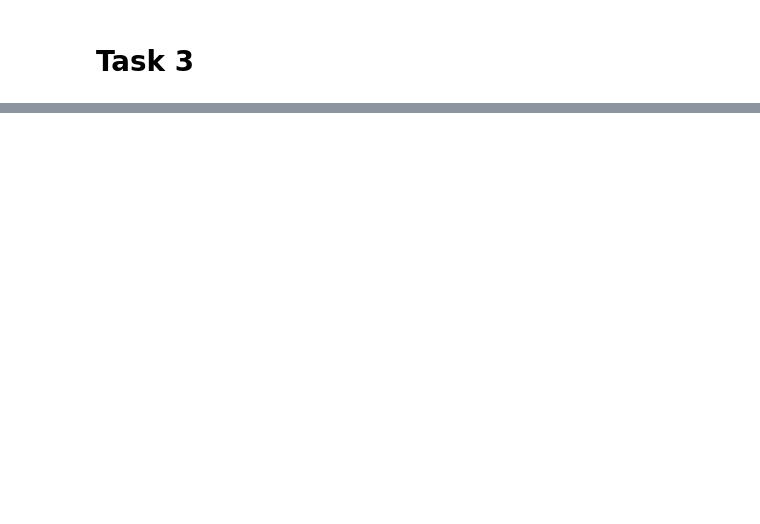
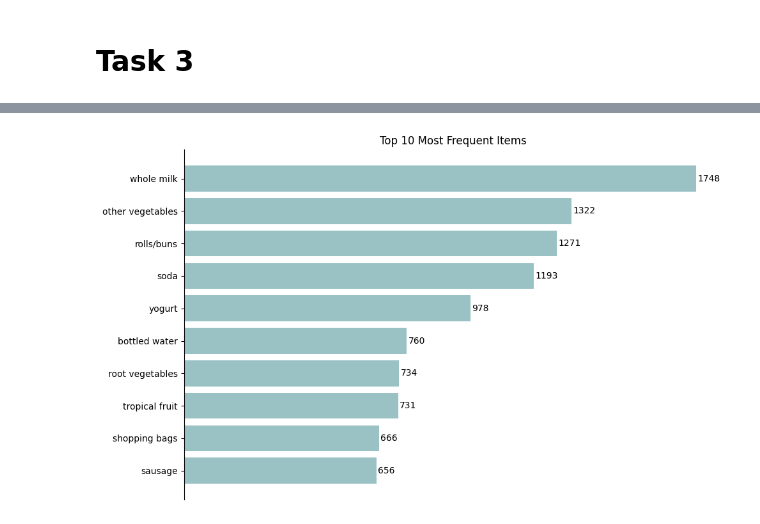
Before and after one commit to derkaiser9423/PythonPracticeProject, a Jupyter notebook: Assigment_2_s8091335.ipynb, the cells around one changed output, grey strips where cells are left out. Cells and saved outputs as stored; diff of their text form; code cells hidden in the pictures; blank space fills up the shorter version.

```diff
--- a/Assigment_2_s8091335.ipynb
+++ b/Assigment_2_s8091335.ipynb
@@ -197,0 +365,52 @@ AttributeError: ignored
+# %%
+# Calculate the frequency of each item in the DataFrame by stacking the columns and counting occurrences
+item_counts = df.iloc[:, 1:].stack().value_counts()
+
+# Sort items by frequency in descending order
+sorted_items_desc = item_counts.sort_values(ascending=False)
+
+# Select the top 10 most frequent items
+top_10_items = sorted_items_desc.head(10)
+
+# Create a horizontal bar plot for the top 10 most frequent items
+plt.figure(figsize=(10, 6))
+
+# Set the color for the bars
+bar_color = "#9AC2C5"
+
+# Plot the horizontal bar chart
+bars = plt.barh(range(len(top_10_items)), top_10_items.values, color=bar_color)
+
+# Set y-ticks and labels
+plt.yticks(range(len(top_10_items)), top_10_items.index)
+
+# Invert the y-axis
+plt.gca().invert_yaxis()
+
+# Remove right, top, and bottom borders
+plt.gca().spines["right"].set_visible(False)
+plt.gca().spines["top"].set_visible(False)
+plt.gca().spines["bottom"].set_visible(False)
+
+# Remove x-axis ticks and labels
+plt.tick_params(axis="x", which="both", bottom=False, labelbottom=False)
+
+# Add values beside the bars
+for index, value in enumerate(top_10_items.values):
+    plt.text(value + 5, index, str(value), ha="left", va="center")
+
+# Remove grid
+plt.grid(False)
+
+# Remove y-axis label and x-axis title
+plt.ylabel("")
+plt.xlabel("")
+
+# Set title
+plt.title("Top 10 Most Frequent Items")
+
+# Adjust layout and display the plot
+plt.tight_layout()
+plt.show()
+# %% [output]
+[figure, added]
```
Also changed, not shown: parts of 32 cells of this notebook.
